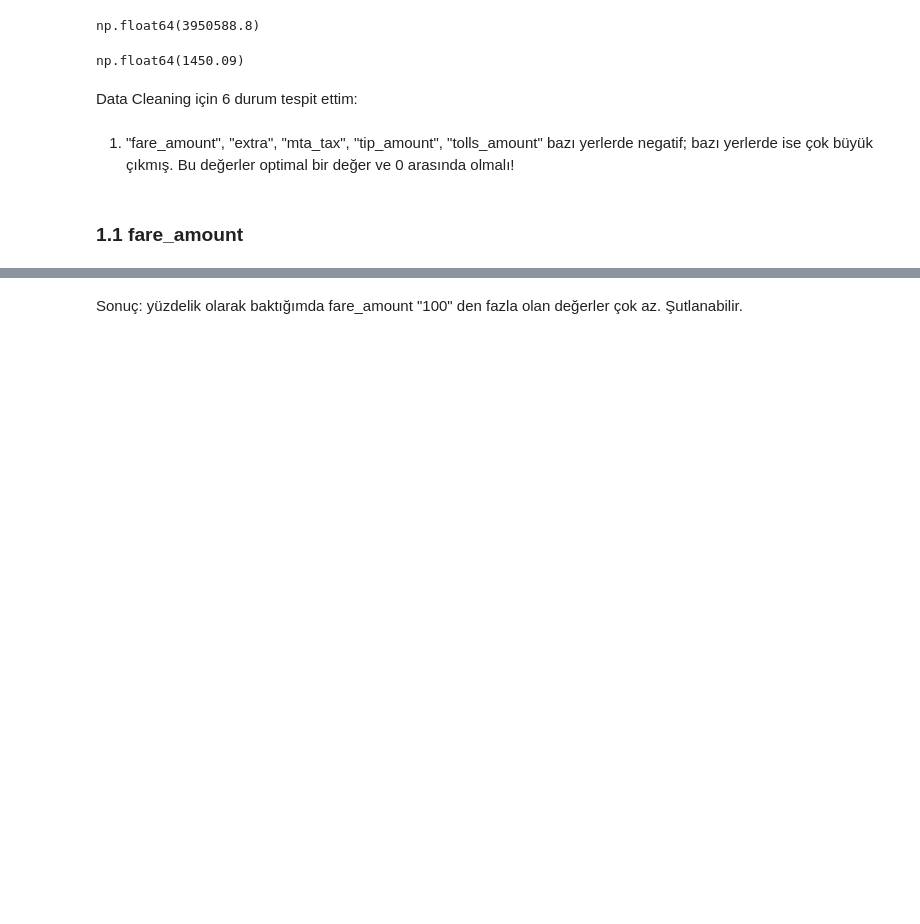
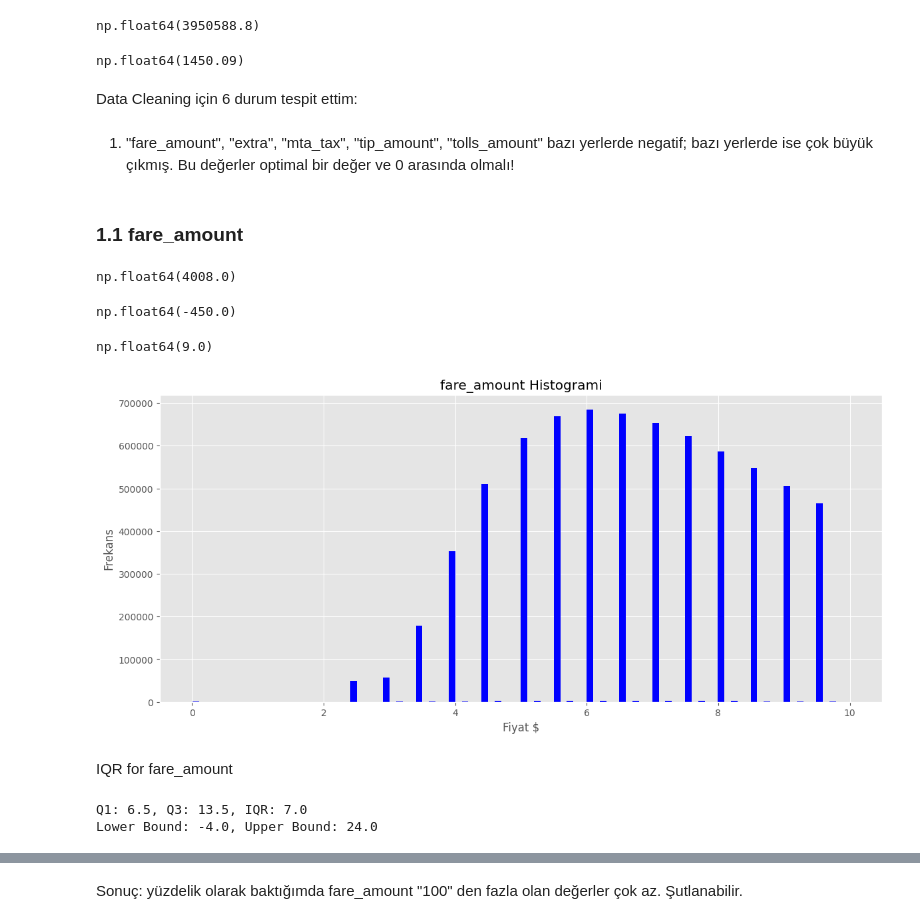
Before and after one commit to TahaSoylu44/NYC-Taxi-Data_Analysis, a Jupyter notebook: study.ipynb, the cells around one changed output, grey strips where cells are left out. Cells and saved outputs as stored; diff of their text form; code cells hidden in the pictures; blank space fills up the shorter version.

```diff
--- a/study.ipynb
+++ b/study.ipynb
@@ -289,13 +289,34 @@ Data Cleaning için 6 durum tespit ettim:
 optimal bir değer ve 0 arasında olmalı!
 # %% [markdown]
 ### 1.1 fare_amount
+# %%
+df["fare_amount"].max()
+# %% [output]
+np.float64(4008.0)
+# %%
+df["fare_amount"].min()
+# %% [output]
+np.float64(-450.0)
+# %%
+df["fare_amount"].median()
+# %% [output]
+np.float64(9.0)
 # %%
-# plt.figure(figsize=(12,6))
-# sns.ecdfplot(data=df, x="fare_amount", linewidth=3, color="darkred")    # Empirical Cumulative Distribution Function
-# plt.axvline(x=100, color="blue", linestyle="--", linewidth=2, label="The limit is 100") # limit 100
-# plt.title("the distribution of the fare amout using a limit")
-# plt.xlabel("The price", fontsize=14)
-# plt.ylabel("The percantage of the data", fontsize=14)
-# plt.legend()
-# plt.show()
+# Histogram ile oynama
+plt.figure(figsize=(14,6))
+
+df[(df["fare_amount"] < 10) & (df["fare_amount"] > 0)]["fare_amount"].plot(
+    kind="hist",
+    bins=100,
+    color="blue"
+)
+
+# plt.xticks(range(0, 4500, 500))
+
+plt.title("fare_amount Histogrami")
+plt.xlabel("Fiyat $")
+plt.ylabel("Frekans")
+plt.show()
+# %% [output]
+[figure, added]
 # %%
@@ -306,0 +328,2 @@ optimal bir değer ve 0 arasında olmalı!
+# %% [markdown]
+IQR for fare_amount
@@ -306,0 +333,15 @@ optimal bir değer ve 0 arasında olmalı!
+# %%
+# IQR dğerine ulaşmam için gerekli percintile hesapladım
+Q1 = df["fare_amount"].quantile(0.25)
+Q3 = df["fare_amount"].quantile(0.75)
+IQR = Q3 - Q1
+
+# sınırları bulayım
+lower_bound = Q1 - 1.5 * IQR
+upper_bound = Q3 + 1.5 * IQR
+
+print(f"Q1: {Q1}, Q3: {Q3}, IQR: {IQR}")
+print(f"Lower Bound: {lower_bound}, Upper Bound: {upper_bound}")
+# %% [output]
+Q1: 6.5, Q3: 13.5, IQR: 7.0
+Lower Bound: -4.0, Upper Bound: 24.0
```
Also changed, not shown: parts of 56 cells of this notebook.
